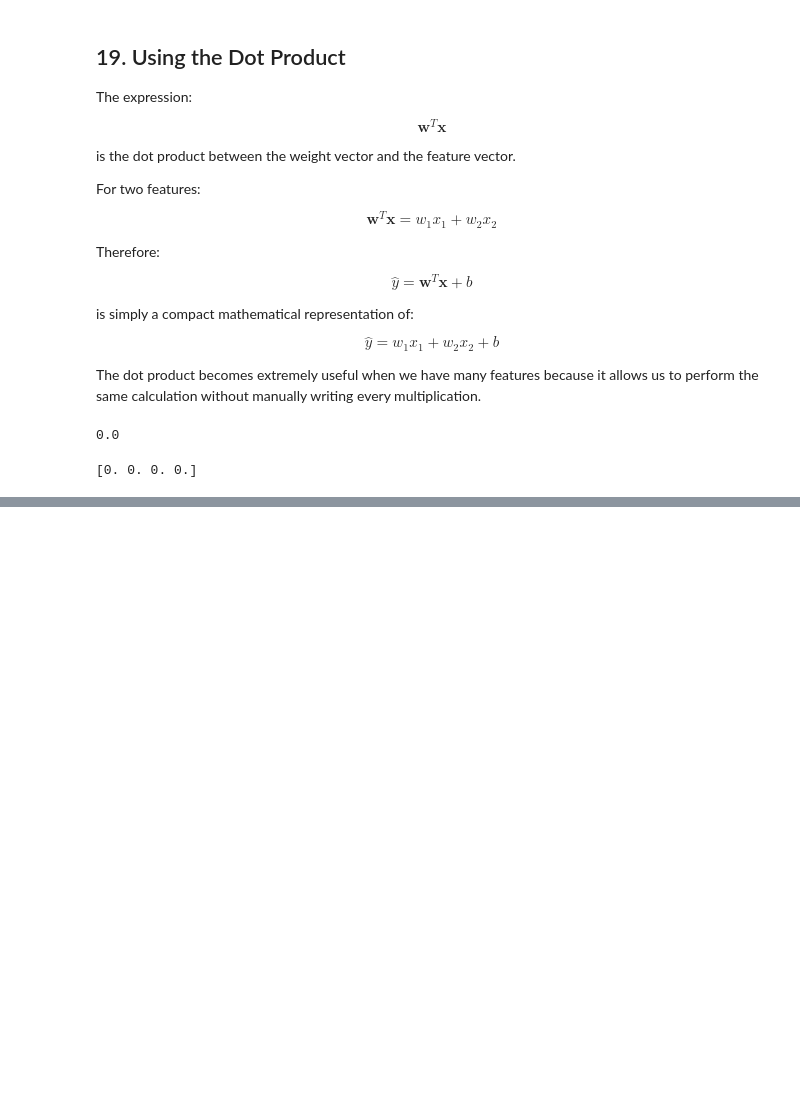
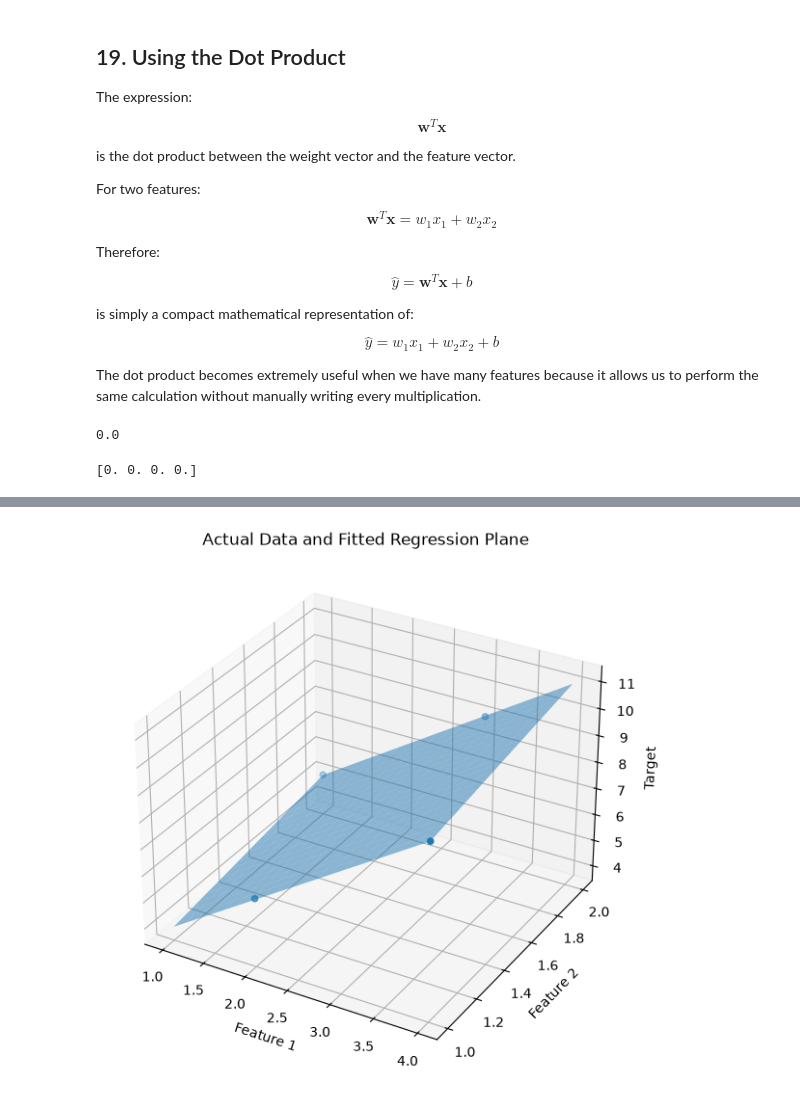
Before and after one commit to Navkirat9339/Housing-Price-Prediction, a Jupyter notebook: notebooks/02_linear_regression_from_scratch.ipynb, the cells around one changed output, grey strips where cells are left out. Saved outputs shown, nothing was run; the diff lists cells and outputs as text; code cells hidden in the pictures; blank space fills up the shorter version.

```diff
--- a/notebooks/02_linear_regression_from_scratch.ipynb
+++ b/notebooks/02_linear_regression_from_scratch.ipynb
@@ -718,0 +791,6 @@ print(y_pred)
+# %%
+y_pred = X @ w + b
+
+dw = (-2 / len(X)) * X.T @ (y - y_pred)
+
+print(dw)
@@ -718,0 +874,29 @@ print(y_pred)
+# %%
+from mpl_toolkits.mplot3d import Axes3D
+
+fig = plt.figure(figsize=(10, 7))
+ax = fig.add_subplot(111, projection="3d")
+
+# Actual data points
+ax.scatter(X[:, 0], X[:, 1], y)
+
+# Create a grid for the plane
+x1_range = np.linspace(X[:, 0].min(), X[:, 0].max(), 20)
+x2_range = np.linspace(X[:, 1].min(), X[:, 1].max(), 20)
+
+x1_grid, x2_grid = np.meshgrid(x1_range, x2_range)
+
+# Calculate predicted y values for every point on the grid
+y_grid = w[0] * x1_grid + w[1] * x2_grid + b
+
+# Plot the fitted plane
+ax.plot_surface(x1_grid, x2_grid, y_grid, alpha=0.5)
+
+ax.set_xlabel("Feature 1")
+ax.set_ylabel("Feature 2")
+ax.set_zlabel("Target")
+ax.set_title("Actual Data and Fitted Regression Plane")
+
+plt.show()
+# %% [output]
+[figure, added]
```
Also changed, not shown: parts of 13 cells of this notebook.
